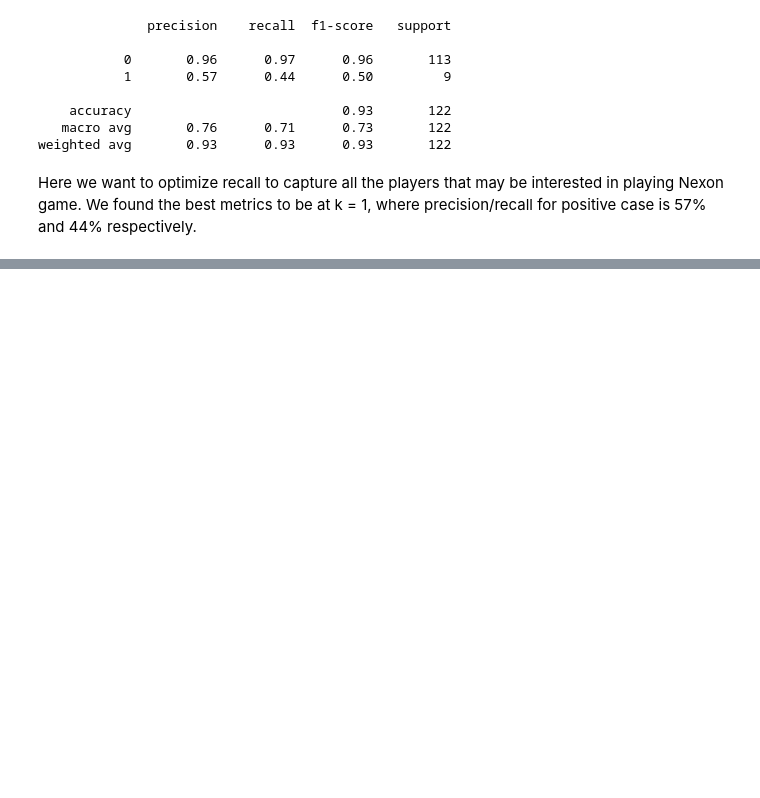
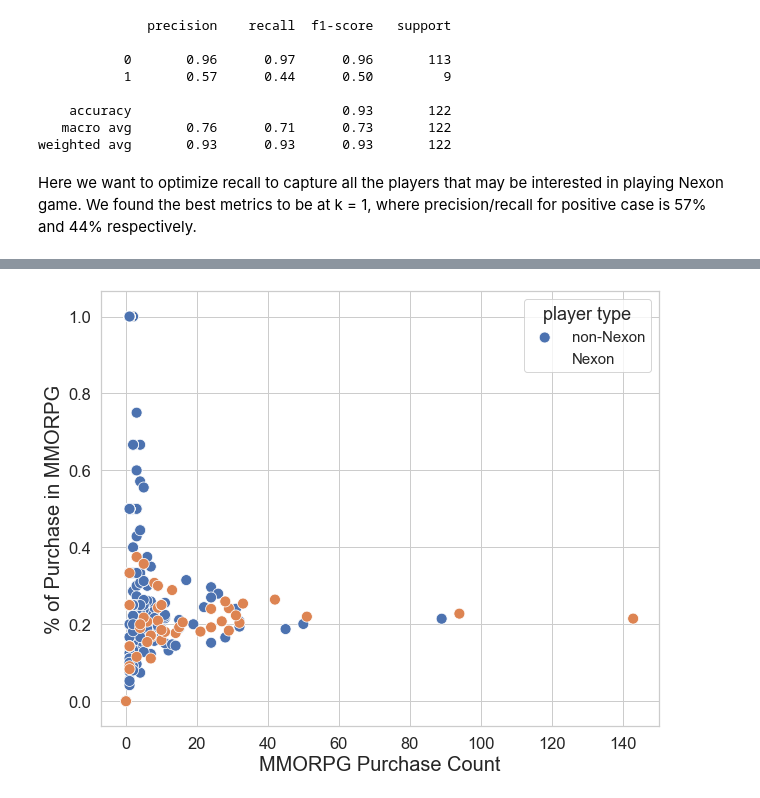
Before and after one commit to henryjcheng/nexon_game_recommendation, a Jupyter notebook: potential_player.ipynb, the cells around one changed output, grey strips where cells are left out. Cells and saved outputs as stored; diff of their text form; code cells hidden in the pictures; blank space fills up the shorter version.

```diff
--- a/potential_player.ipynb
+++ b/potential_player.ipynb
@@ -242,0 +245,11 @@ plt.show()
+# %%
+plt.figure(figsize=(10, 8))
+sns.set(font_scale=1.5)
+sns.set_style('whitegrid')
+ax = sns.scatterplot(y='ppr_mmo', x='pr_mmo', hue='label', data=df_final_ds, s=120)
+ax.set_xlabel('MMORPG Purchase Count', fontsize=20)
+ax.set_ylabel('% of Purchase in MMORPG', fontsize=20)
+plt.legend(title='player type', labels=['non-Nexon', 'Nexon'], fontsize=15)
+plt.show()
+# %% [output]
+[figure, added]
```
Also changed, not shown: parts of 5 cells of this notebook.
